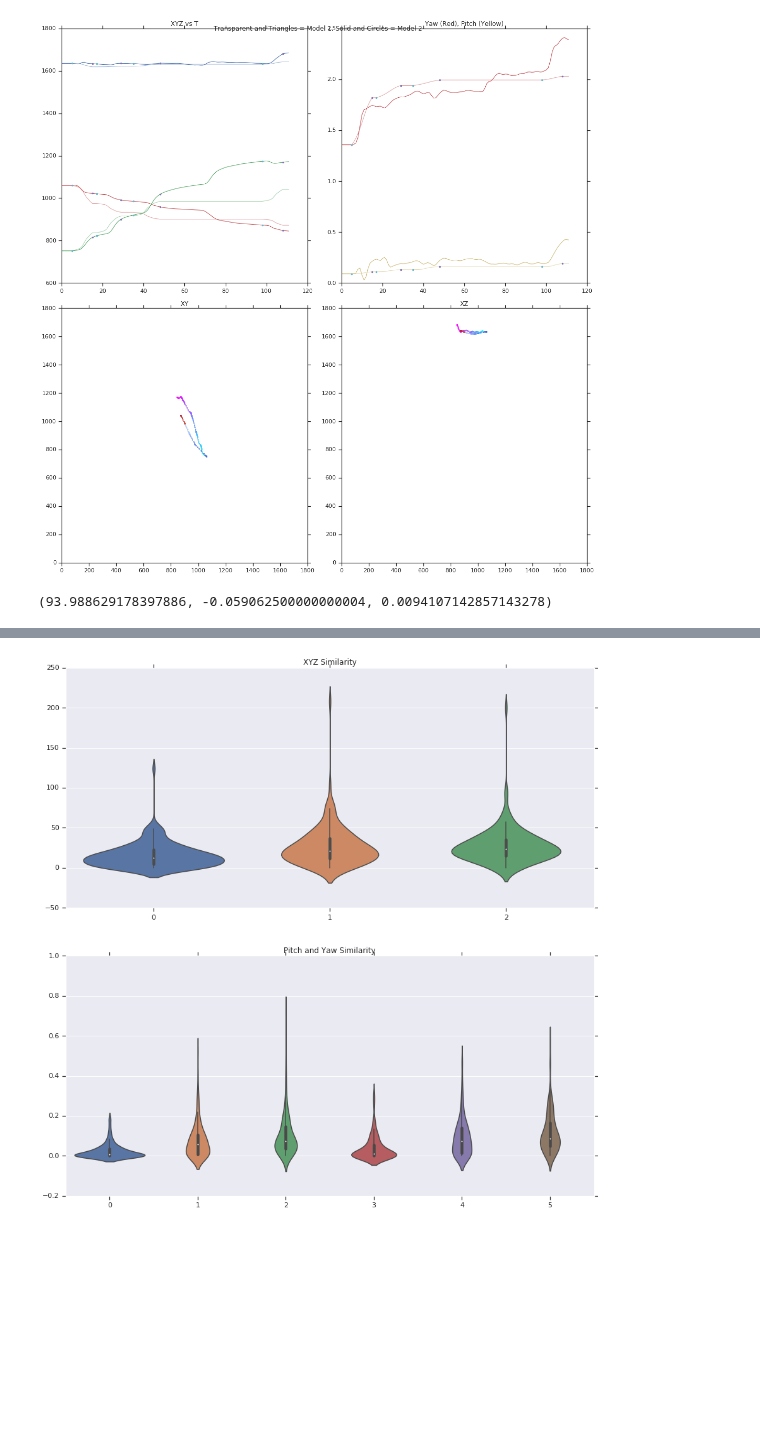
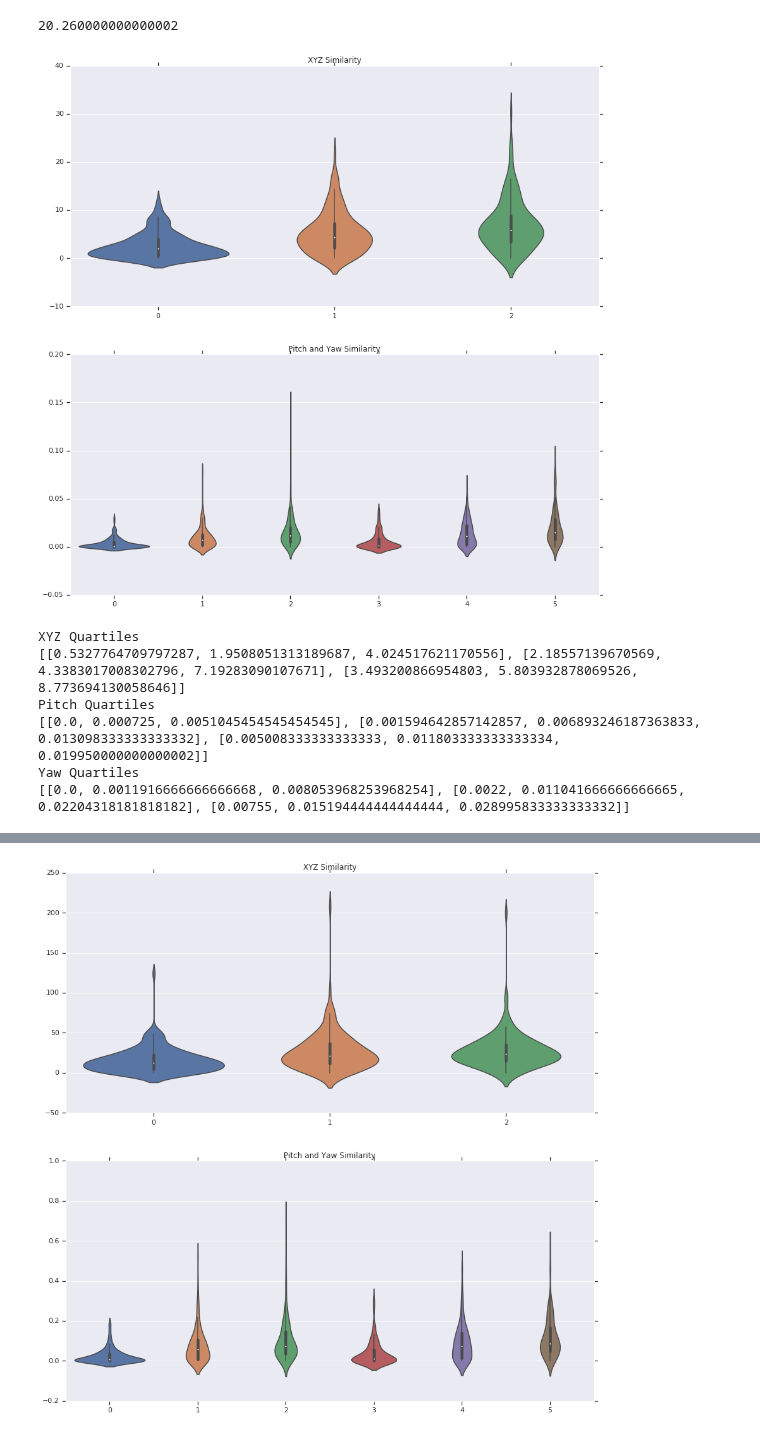
Before and after one commit to elifesciences-publications/PreycapMaster, a Jupyter notebook: Model_Plot.ipynb, the cells around one changed output, grey strips where cells are left out. Drawn from its saved outputs; the diff is of its cells as text; code cells hidden in the pictures; blank space fills up the shorter version.

Commit message:
Finished model validation and comparison

```diff
--- a/Model_Plot.ipynb
+++ b/Model_Plot.ipynb
@@ -136,6 +60,67 @@ print r_yint
+# %%
+[(tr, av) for tr, av in zip(marralgs.test_results, marralgs.averages[1:])]
+#marralgs.averages
+np.mean([7,
+   29,
+   21,
+   20,
+   27,
+   15,
+   35,
+   14,
+   16,
+   18,
+   21,
+   14,
+   12,
+   18,
+   26,
+   28,
+   19,
+   7,
+   21,
+   14,
+   15,
+   13,
+   31,
+   11,
+   15,
+   17,
+   14,
+   30,
+   39,
+   20,
+   27,
+   10,
+   17,
+   9,
+   26,
+   14,
+   23,
+   28,
+   35,
+   27,
+   14,
+   16,
+   15,
+   31,
+   22,
+   10,
+   2,
+   21,
+   45,
+   34])
+# %% [output]
+20.260000000000002
 # %%
-sb.set_style('white')
-score_trajectory_similarity(True, simlist_by_hunt[100][0], simlist_by_hunt[100][2])
+#sb.set_style('white')
+#score_trajectory_similarity(True, simlist_by_hunt[100][0], simlist_by_hunt[100][2])
+sms = score_model_similarity(1, 2, simlist_by_hunt, 3)
 # %% [output]
-[figure, old version]
+[figure, new version]
-(93.988629178397886, -0.059062500000000004, 0.0094107142857143278)
+XYZ Quartiles
+[[0.5327764709797287, 1.9508051313189687, 4.024517621170556], [2.18557139670569, 4.3383017008302796, 7.19283090107671], [3.493200866954803, 5.803932878069526, 8.773694130058646]]
+Pitch Quartiles
+[[0.0, 0.000725, 0.0051045454545454545], [0.001594642857142857, 0.006893246187363833, 0.013098333333333332], [0.005008333333333333, 0.011803333333333334, 0.019950000000000002]]
+Yaw Quartiles
+[[0.0, 0.0011916666666666668, 0.008053968253968254], [0.0022, 0.011041666666666665, 0.02204318181818182], [0.00755, 0.015194444444444444, 0.028995833333333332]]
```
Also changed, not shown: parts of 13 cells of this notebook, 5 other files.
